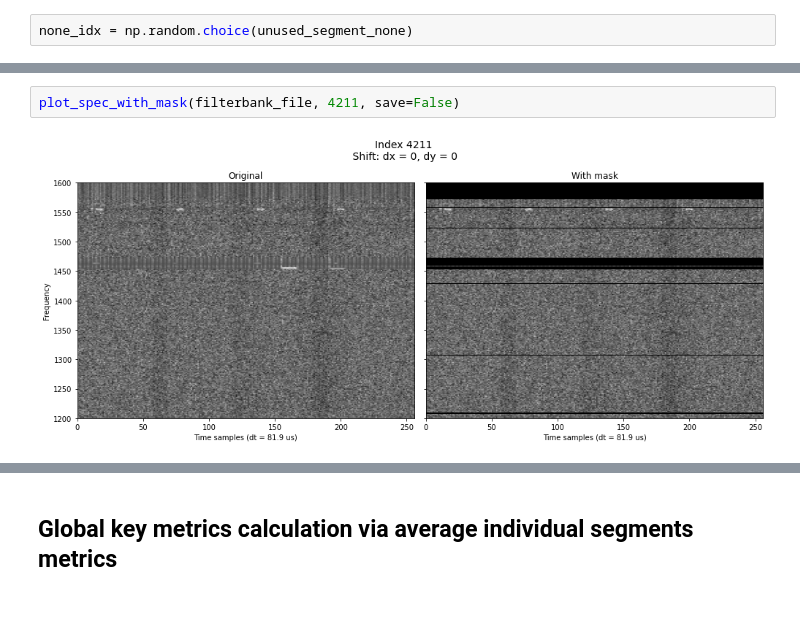
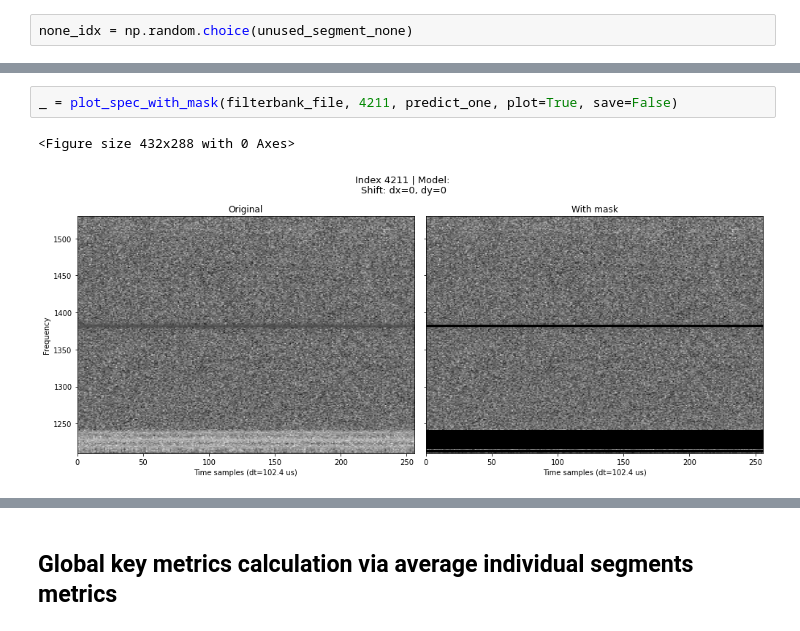
Before and after one commit to KazAndr/ml_dl_for_rfi_mitigation, a Jupyter notebook: notebooks/03_model_training/1_cnn_model.ipynb, the cells around one changed output, grey strips where cells are left out. Saved outputs shown, nothing was run; the diff lists cells and outputs as text.

```diff
--- a/notebooks/03_model_training/1_cnn_model.ipynb
+++ b/notebooks/03_model_training/1_cnn_model.ipynb
@@ -468,8 +471,9 @@ _, _ = plot_spec_with_mask(filterbank_file, 14200, predict_one, plot=True, save=
 [figure]
 # %%
-plot_spec_with_mask(filterbank_file, 4211, save=False)
+_ = plot_spec_with_mask(filterbank_file, 4211, predict_one, plot=True, save=False)
 # %% [output]
+<Figure size 432x288 with 0 Axes>
-[figure, old version]
+[figure, new version]
 # %%
 plt.clf()
 plt.imshow(filterbank_file.get_data(nstart=2048*410, nsamp=2048*20).T, cmap='gray', aspect='auto')
```
Also changed, not shown: parts of 20 cells of this notebook.
